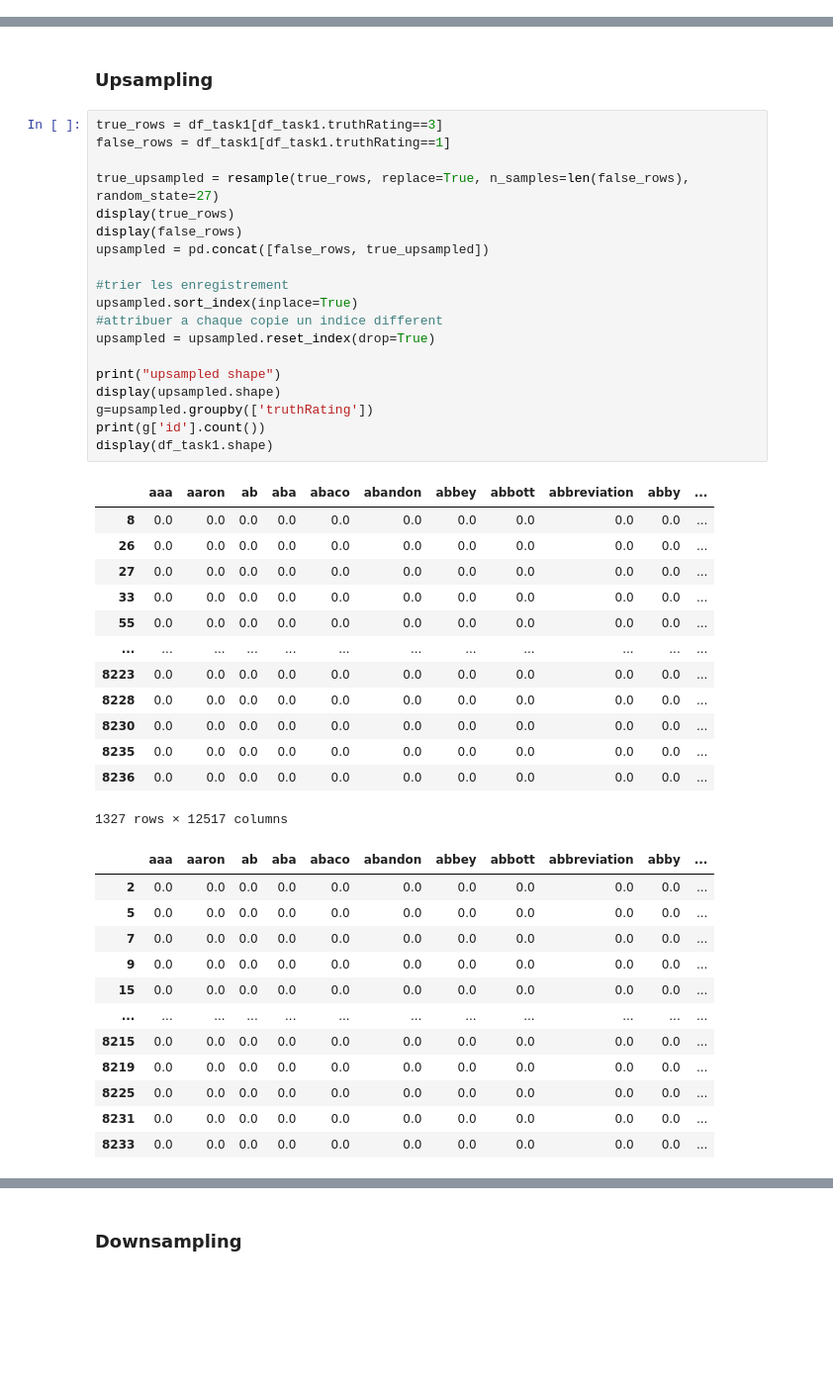
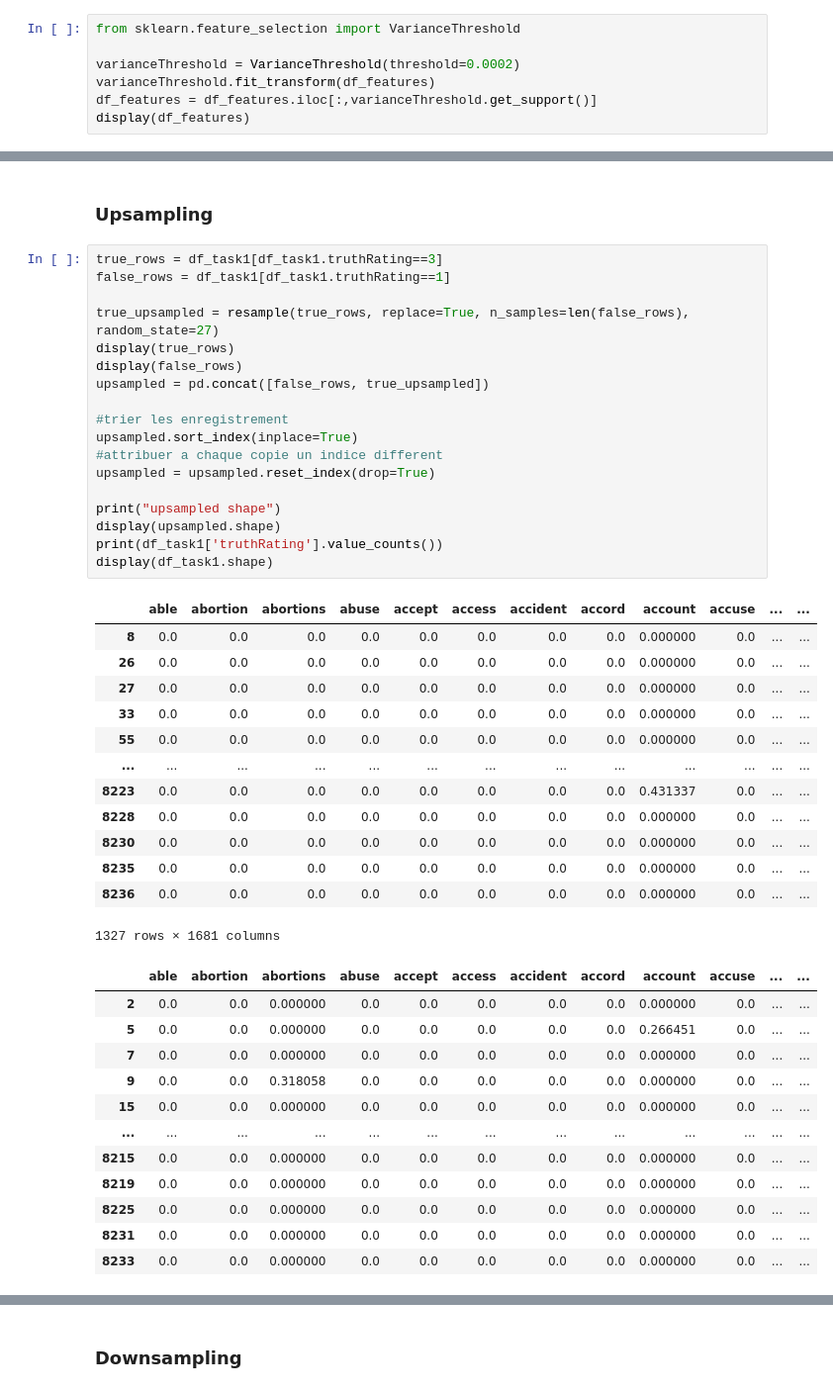
Before and after one commit to Dvassily/ClaimsClassification, a Jupyter notebook: Projet.ipynb, the cells around one changed output, grey strips where cells are left out. Shown at 99% size. Saved outputs shown, nothing was run; the diff lists cells and outputs as text; blank space fills up the shorter version.

Commit message:
Added column selection with VarianceThreshold

```diff
--- a/Projet.ipynb
+++ b/Projet.ipynb
@@ -313,3 +314,10 @@ display(df_features)
 | 8237 | 0.0 | 0.0 | 0.0 | 0.0 | 0.0 | 0.0 | 0.0 | 0.0 | 0.0 | 0.0 | ... |
 | 8238 | 0.0 | 0.0 | 0.0 | 0.0 | 0.0 | 0.0 | 0.0 | 0.0 | 0.0 | 0.0 | ... |
 8239 rows × 12517 columns
+# %%
+from sklearn.feature_selection import VarianceThreshold
+
+varianceThreshold = VarianceThreshold(threshold=0.0002)
+varianceThreshold.fit_transform(df_features)
+df_features = df_features.iloc[:,varianceThreshold.get_support()]
+display(df_features)
@@ -411,45 +430,44 @@ On propose de comparer 2 solutions pour résoudre ce problème : l'upsampling et
 # %%
 true_rows = df_task1[df_task1.truthRating==3]
 false_rows = df_task1[df_task1.truthRating==1]
 
 true_upsampled = resample(true_rows, replace=True, n_samples=len(false_rows), random_state=27)
 display(true_rows)
 display(false_rows)
 upsampled = pd.concat([false_rows, true_upsampled])
 
 #trier les enregistrement
 upsampled.sort_index(inplace=True)
 #attribuer a chaque copie un indice different
 upsampled = upsampled.reset_index(drop=True)
 
 print("upsampled shape")
 display(upsampled.shape)
-g=upsampled.groupby(['truthRating'])
-print(g['id'].count())
+print(df_task1['truthRating'].value_counts())
 display(df_task1.shape)
 # %% [output]
-|  | aaa | aaron | ab | aba | abaco | abandon | abbey | abbott | abbreviation | abby | ... |
-| 8 | 0.0 | 0.0 | 0.0 | 0.0 | 0.0 | 0.0 | 0.0 | 0.0 | 0.0 | 0.0 | ... |
-| 26 | 0.0 | 0.0 | 0.0 | 0.0 | 0.0 | 0.0 | 0.0 | 0.0 | 0.0 | 0.0 | ... |
-| 27 | 0.0 | 0.0 | 0.0 | 0.0 | 0.0 | 0.0 | 0.0 | 0.0 | 0.0 | 0.0 | ... |
-| 33 | 0.0 | 0.0 | 0.0 | 0.0 | 0.0 | 0.0 | 0.0 | 0.0 | 0.0 | 0.0 | ... |
-| 55 | 0.0 | 0.0 | 0.0 | 0.0 | 0.0 | 0.0 | 0.0 | 0.0 | 0.0 | 0.0 | ... |
-| ... | ... | ... | ... | ... | ... | ... | ... | ... | ... | ... | ... |
-| 8223 | 0.0 | 0.0 | 0.0 | 0.0 | 0.0 | 0.0 | 0.0 | 0.0 | 0.0 | 0.0 | ... |
-| 8228 | 0.0 | 0.0 | 0.0 | 0.0 | 0.0 | 0.0 | 0.0 | 0.0 | 0.0 | 0.0 | ... |
-| 8230 | 0.0 | 0.0 | 0.0 | 0.0 | 0.0 | 0.0 | 0.0 | 0.0 | 0.0 | 0.0 | ... |
-| 8235 | 0.0 | 0.0 | 0.0 | 0.0 | 0.0 | 0.0 | 0.0 | 0.0 | 0.0 | 0.0 | ... |
-| 8236 | 0.0 | 0.0 | 0.0 | 0.0 | 0.0 | 0.0 | 0.0 | 0.0 | 0.0 | 0.0 | ... |
+|  | able | abortion | abortions | abuse | accept | access | accident | accord | account | accuse | ... | ... |
+| 8 | 0.0 | 0.0 | 0.0 | 0.0 | 0.0 | 0.0 | 0.0 | 0.0 | 0.000000 | 0.0 | ... | ... |
+| 26 | 0.0 | 0.0 | 0.0 | 0.0 | 0.0 | 0.0 | 0.0 | 0.0 | 0.000000 | 0.0 | ... | ... |
+| 27 | 0.0 | 0.0 | 0.0 | 0.0 | 0.0 | 0.0 | 0.0 | 0.0 | 0.000000 | 0.0 | ... | ... |
+| 33 | 0.0 | 0.0 | 0.0 | 0.0 | 0.0 | 0.0 | 0.0 | 0.0 | 0.000000 | 0.0 | ... | ... |
+| 55 | 0.0 | 0.0 | 0.0 | 0.0 | 0.0 | 0.0 | 0.0 | 0.0 | 0.000000 | 0.0 | ... | ... |
+| ... | ... | ... | ... | ... | ... | ... | ... | ... | ... | ... | ... | ... |
+| 8223 | 0.0 | 0.0 | 0.0 | 0.0 | 0.0 | 0.0 | 0.0 | 0.0 | 0.431337 | 0.0 | ... | ... |
+| 8228 | 0.0 | 0.0 | 0.0 | 0.0 | 0.0 | 0.0 | 0.0 | 0.0 | 0.000000 | 0.0 | ... | ... |
+| 8230 | 0.0 | 0.0 | 0.0 | 0.0 | 0.0 | 0.0 | 0.0 | 0.0 | 0.000000 | 0.0 | ... | ... |
+| 8235 | 0.0 | 0.0 | 0.0 | 0.0 | 0.0 | 0.0 | 0.0 | 0.0 | 0.000000 | 0.0 | ... | ... |
+| 8236 | 0.0 | 0.0 | 0.0 | 0.0 | 0.0 | 0.0 | 0.0 | 0.0 | 0.000000 | 0.0 | ... | ... |
-1327 rows × 12517 columns
+1327 rows × 1681 columns
-|  | aaa | aaron | ab | aba | abaco | abandon | abbey | abbott | abbreviation | abby | ... |
-| 2 | 0.0 | 0.0 | 0.0 | 0.0 | 0.0 | 0.0 | 0.0 | 0.0 | 0.0 | 0.0 | ... |
-| 5 | 0.0 | 0.0 | 0.0 | 0.0 | 0.0 | 0.0 | 0.0 | 0.0 | 0.0 | 0.0 | ... |
-| 7 | 0.0 | 0.0 | 0.0 | 0.0 | 0.0 | 0.0 | 0.0 | 0.0 | 0.0 | 0.0 | ... |
-| 9 | 0.0 | 0.0 | 0.0 | 0.0 | 0.0 | 0.0 | 0.0 | 0.0 | 0.0 | 0.0 | ... |
-| 15 | 0.0 | 0.0 | 0.0 | 0.0 | 0.0 | 0.0 | 0.0 | 0.0 | 0.0 | 0.0 | ... |
-| ... | ... | ... | ... | ... | ... | ... | ... | ... | ... | ... | ... |
-| 8215 | 0.0 | 0.0 | 0.0 | 0.0 | 0.0 | 0.0 | 0.0 | 0.0 | 0.0 | 0.0 | ... |
-| 8219 | 0.0 | 0.0 | 0.0 | 0.0 | 0.0 | 0.0 | 0.0 | 0.0 | 0.0 | 0.0 | ... |
-| 8225 | 0.0 | 0.0 | 0.0 | 0.0 | 0.0 | 0.0 | 0.0 | 0.0 | 0.0 | 0.0 | ... |
-| 8231 | 0.0 | 0.0 | 0.0 | 0.0 | 0.0 | 0.0 | 0.0 | 0.0 | 0.0 | 0.0 | ... |
-| 8233 | 0.0 | 0.0 | 0.0 | 0.0 | 0.0 | 0.0 | 0.0 | 0.0 | 0.0 | 0.0 | ... |
+|  | able | abortion | abortions | abuse | accept | access | accident | accord | account | accuse | ... | ... |
+| 2 | 0.0 | 0.0 | 0.000000 | 0.0 | 0.0 | 0.0 | 0.0 | 0.0 | 0.000000 | 0.0 | ... | ... |
+| 5 | 0.0 | 0.0 | 0.000000 | 0.0 | 0.0 | 0.0 | 0.0 | 0.0 | 0.266451 | 0.0 | ... | ... |
+| 7 | 0.0 | 0.0 | 0.000000 | 0.0 | 0.0 | 0.0 | 0.0 | 0.0 | 0.000000 | 0.0 | ... | ... |
+| 9 | 0.0 | 0.0 | 0.318058 | 0.0 | 0.0 | 0.0 | 0.0 | 0.0 | 0.000000 | 0.0 | ... | ... |
+| 15 | 0.0 | 0.0 | 0.000000 | 0.0 | 0.0 | 0.0 | 0.0 | 0.0 | 0.000000 | 0.0 | ... | ... |
+| ... | ... | ... | ... | ... | ... | ... | ... | ... | ... | ... | ... | ... |
+| 8215 | 0.0 | 0.0 | 0.000000 | 0.0 | 0.0 | 0.0 | 0.0 | 0.0 | 0.000000 | 0.0 | ... | ... |
+| 8219 | 0.0 | 0.0 | 0.000000 | 0.0 | 0.0 | 0.0 | 0.0 | 0.0 | 0.000000 | 0.0 | ... | ... |
+| 8225 | 0.0 | 0.0 | 0.000000 | 0.0 | 0.0 | 0.0 | 0.0 | 0.0 | 0.000000 | 0.0 | ... | ... |
+| 8231 | 0.0 | 0.0 | 0.000000 | 0.0 | 0.0 | 0.0 | 0.0 | 0.0 | 0.000000 | 0.0 | ... | ... |
+| 8233 | 0.0 | 0.0 | 0.000000 | 0.0 | 0.0 | 0.0 | 0.0 | 0.0 | 0.000000 | 0.0 | ... | ... |
```
Also changed, not shown: parts of 21 cells of this notebook.
